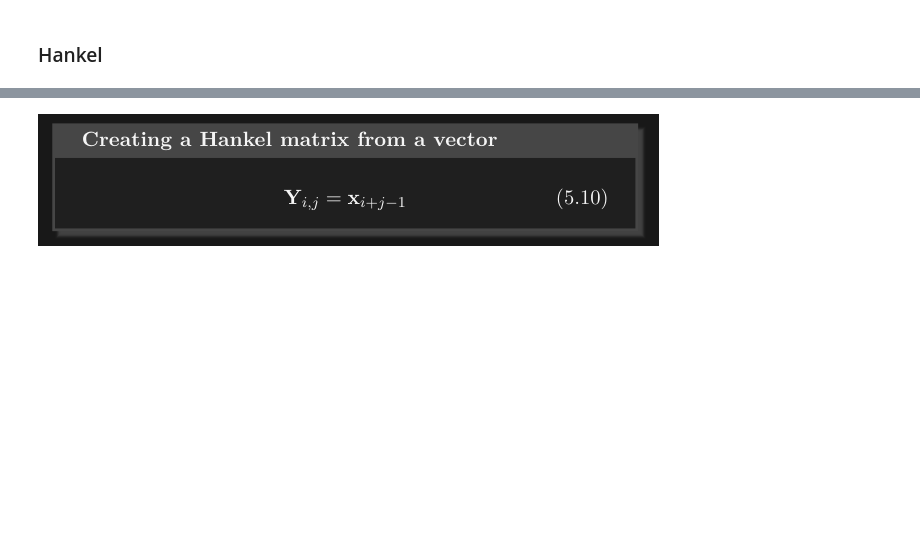
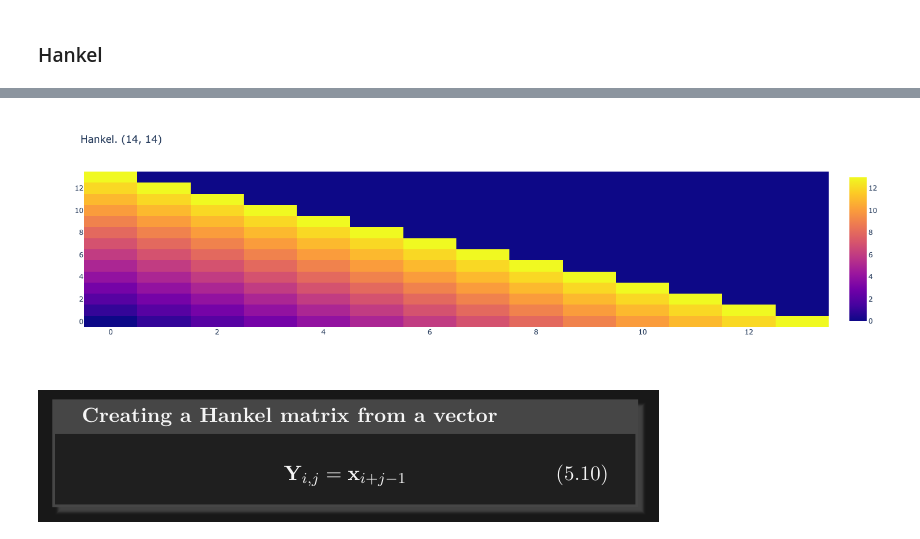
Before and after one commit to drozdj/courses, a Jupyter notebook: ARENA_3.0/17072024_145305.ipynb, the cells around one changed output, grey strips where cells are left out. Drawn from its saved outputs; the diff is of its cells as text; code cells hidden in the pictures; blank space fills up the shorter version.

```diff
--- a/ARENA_3.0/17072024_145305.ipynb
+++ b/ARENA_3.0/17072024_145305.ipynb
@@ -302,15 +303,18 @@ array([[ 0,  1,  2,  3,  4,  5,  6,  7,  8,  9, 10, 11, 12, 13],
 # %%
 np.set_printoptions(linewidth=300)
 
 matrix = np.arange(0, 14)
 
 matrix_hank = sp.linalg.hankel(matrix)
 
 fig = go.Figure(data=go.Heatmap(z=matrix_hank))
 fig.update_layout(title="Hankel. (14, 14)")
 fig.show()
+
+display(Image('data/18072024_151333.png'))
 # %% [output]
 [interactive output not drawn]
+[figure, added]
 # %%
 display(Image('data/18072024_143555.png'))
 # %% [output]
```
Also changed, not shown: parts of 1 cell of this notebook, 2 other files.
